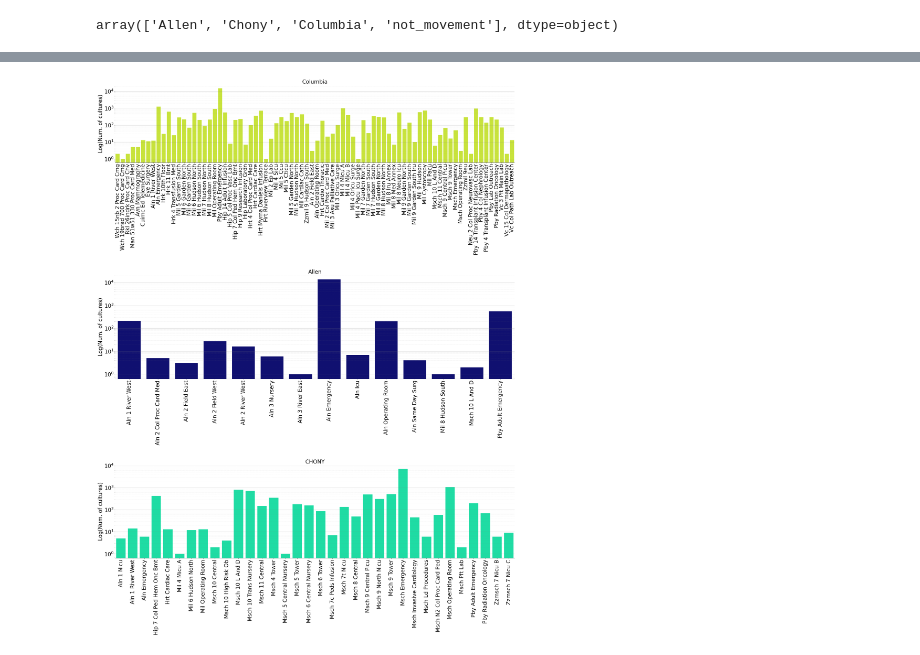
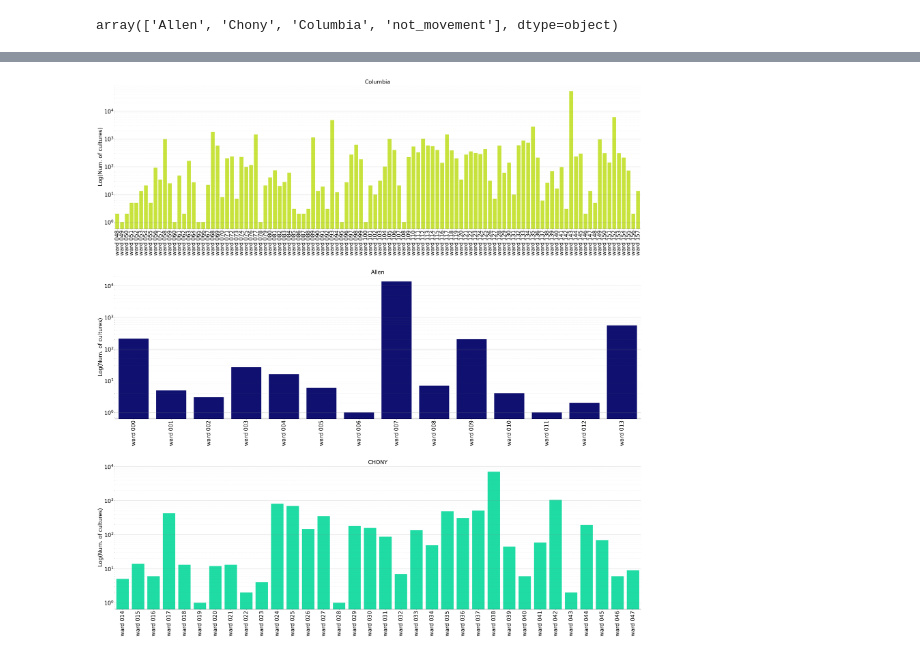
Before and after one commit to ChaosDonkey06/AMR_ABM, a Jupyter notebook: code/figures_si/TestsPerWard.ipynb, the cells around one changed output, grey strips where cells are left out. Saved outputs shown, nothing was run; the diff lists cells and outputs as text; code cells hidden in the pictures.

Commit message:
{ward_name} -> w aaa

```diff
--- a/code/figures_si/TestsPerWard.ipynb
+++ b/code/figures_si/TestsPerWard.ipynb
@@ -101,3 +99,5 @@ test_per_place_ward_df.place.unique()
 array(['Allen', 'Chony', 'Columbia', 'not_movement'], dtype=object)
 # %%
 test_per_place_ward_df["ward_no_place"] = test_per_place_ward_df["ward"].apply(lambda x: x.split("-")[-1])
+test_per_place_ward_df["ward_to_plot"]  = test_per_place_ward_df.reset_index().apply(lambda x: "ward"+f" {str(x['index']).zfill(3)}", axis=1)
+test_per_place_ward_df
@@ -104,11 +118,10 @@ test_per_place_ward_df["ward_no_place"] = test_per_place_ward_df["ward"].apply(l
 # %%
 # First figure: Violin plots MLEs
-fig     = plt.figure(constrained_layout=True, figsize=(30, 40))
+fig     = plt.figure(constrained_layout=True, figsize=(39, 40))
 subfigs = fig.subfigures(3, 1, hspace=0.07, wspace=0.1,  height_ratios=[1/3, 1/3, 1/3])
 
-
-ax1    = subfigs[0].subplots(1, 1)
-sns.barplot(ax=ax1, y="num_tests", x="ward_no_place", data=test_per_place_ward_df[test_per_place_ward_df.place=="Columbia"],
+ax1     = subfigs[0].subplots(1, 1)
+sns.barplot(ax=ax1, y="num_tests", x="ward_to_plot", data=test_per_place_ward_df[test_per_place_ward_df.place=="Columbia"],
             label="Total", palette=test_per_place_ward_df[test_per_place_ward_df.place=="Columbia"]["color"].values, ci=None)
 
 ax1.set_title("Columbia")
@@ -125,39 +138,38 @@ ax1.grid(axis='y', linestyle='--', which='minor', color='grey', alpha=.15)
 ########################
 
 ax1    = subfigs[1].subplots(1, 1)
-sns.barplot(ax=ax1, y="num_tests", x="ward_no_place", data=test_per_place_ward_df[test_per_place_ward_df.place=="Allen"],
+sns.barplot(ax=ax1, y="num_tests", x="ward_to_plot", data=test_per_place_ward_df[test_per_place_ward_df.place=="Allen"],
             label="Total", palette=test_per_place_ward_df[test_per_place_ward_df.place=="Allen"]["color"].values, ci=None)
 
 ax1.set_title("Allen")
 ax1.tick_params(which='both', axis='both')
 ax1.set_ylabel("Log(Num. of cultures)")
 ax1.set_yscale('log')
 ax1.set_xlabel(None)
 ax1.set_xticklabels(ax1.get_xticklabels(), rotation=90)
 
 sns.despine(ax=ax1, top=True, right=True, left=True, bottom=False)
 ax1.grid(axis='y', linestyle='-', which='major', color='grey', alpha=.5)
 ax1.grid(axis='y', linestyle='--', which='minor', color='grey', alpha=.15)
 
 ########################
 
 ax1    = subfigs[2].subplots(1, 1)
-sns.barplot(ax=ax1, y="num_tests", x="ward_no_place", data=test_per_place_ward_df[test_per_place_ward_df.place=="Chony"],
+sns.barplot(ax=ax1, y="num_tests", x="ward_to_plot", data=test_per_place_ward_df[test_per_place_ward_df.place=="Chony"],
             label="Total", palette=test_per_place_ward_df[test_per_place_ward_df.place=="Chony"]["color"].values)
 
 ax1.set_title("CHONY")
 ax1.tick_params(which='both', axis='both')
 ax1.set_ylabel("Log(Num. of cultures)")
 ax1.set_yscale('log')
 ax1.set_xlabel(None)
 ax1.set_xticklabels(ax1.get_xticklabels(), rotation=90)
 
 sns.despine(ax=ax1, top=True, right=True, left=True, bottom=False)
 ax1.grid(axis='y', linestyle='-', which='major', color='grey', alpha=.5)
 ax1.grid(axis='y', linestyle='--', which='minor', color='grey', alpha=.15)
 
-
 path_to_save_fig  = os.path.join(os.path.join(paper_dir, "paper_01", "SupplementaryFigures"), "CulturesPerInstitution.png")
 fig.savefig(path_to_save_fig, dpi=300, transparent=True)
 # %% [output]
-[figure, old version]
+[figure, new version]
```
Also changed, not shown: parts of 3 cells of this notebook, 1 other file.
